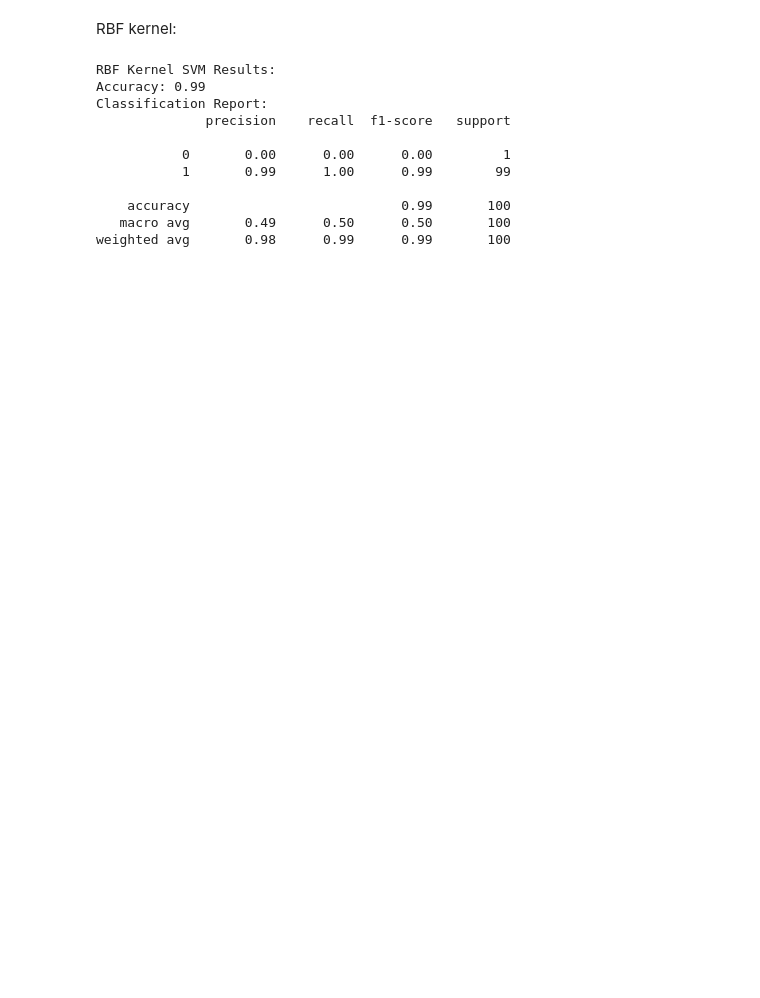
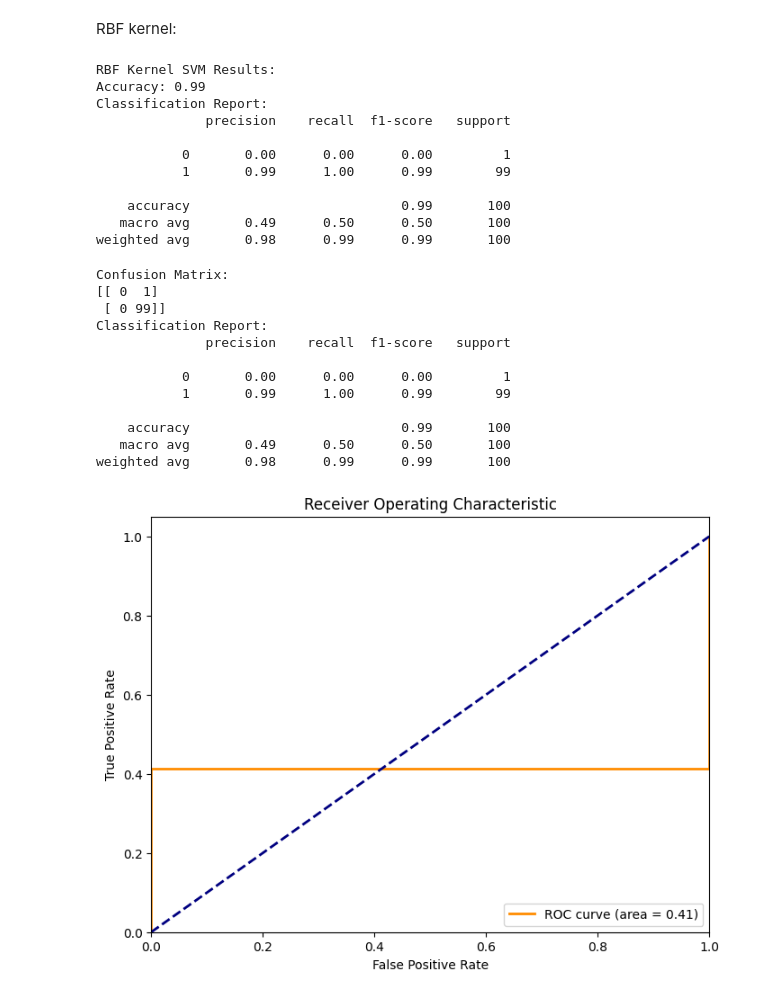
Before and after one commit to EmKelsall/ADS2002---Catheter-Placement-Project, a Jupyter notebook: SVMmodel_trial_2.ipynb, the cells around one changed output. Saved outputs shown, nothing was run; the diff lists cells and outputs as text; code cells hidden in the pictures; blank space fills up the shorter version.

```diff
--- a/SVMmodel_trial_2.ipynb
+++ b/SVMmodel_trial_2.ipynb
@@ -147,0 +117,3 @@ array([1, 1, 1, 1, 0, 1, 1, 1, 1, 1, 0, 1, 1, 1, 1, 1, 1, 1, 1, 1, 1, 1,
+# %%
+# Convert the list of labels to a numpy array
+train_labels = np.array(train_labels)
@@ -163,17 +168,0 @@ Linear model:
-# %%
-# Initialize the SVM model
-svm_model = SVC(kernel='linear', C=1)  # You can experiment with different kernels and hyperparameters
-
-# Train the SVM model
-svm_model.fit(X_train_flattened, y_train)
-
-# Predict on the testing set
-y_pred = svm_model.predict(X_test_flattened)
-
-# Evaluate the model
-accuracy = accuracy_score(y_test, y_pred)
-classification_rep = classification_report(y_test, y_pred)
-
-print(f"Accuracy: {accuracy}")
-print("Classification Report:")
-print(classification_rep)
@@ -223,3 +201,47 @@ Classification Report:
     accuracy                           0.99       100
    macro avg       0.49      0.50      0.50       100
 weighted avg       0.98      0.99      0.99       100
+# %%
+from sklearn.metrics import confusion_matrix, classification_report, roc_curve, roc_auc_score
+import matplotlib.pyplot as plt
+
+# Calculate confusion matrix
+confusion = confusion_matrix(y_test, y_pred)
+print("Confusion Matrix:")
+print(confusion)
+
+# Classification Report
+report = classification_report(y_test, y_pred)
+print("Classification Report:")
+print(report)
+
+# Calculate ROC curve and AUC (Area Under the Curve)
+y_pred_prob = svm_model.decision_function(X_test_flattened)  # Get decision scores
+fpr, tpr, _ = roc_curve(y_test, y_pred_prob)
+roc_auc = roc_auc_score(y_test, y_pred_prob)
+
+# Plot ROC curve
+plt.figure(figsize=(8, 6))
+plt.plot(fpr, tpr, color='darkorange', lw=2, label=f'ROC curve (area = {roc_auc:.2f})')
+plt.plot([0, 1], [0, 1], color='navy', lw=2, linestyle='--')
+plt.xlim([0.0, 1.0])
+plt.ylim([0.0, 1.05])
+plt.xlabel('False Positive Rate')
+plt.ylabel('True Positive Rate')
+plt.title('Receiver Operating Characteristic')
+plt.legend(loc='lower right')
+plt.show()
+# %% [output]
+Confusion Matrix:
+[[ 0  1]
+ [ 0 99]]
+Classification Report:
+              precision    recall  f1-score   support
+
+           0       0.00      0.00      0.00         1
+           1       0.99      1.00      0.99        99
+
+    accuracy                           0.99       100
+   macro avg       0.49      0.50      0.50       100
+weighted avg       0.98      0.99      0.99       100
+[figure, added]
```
Also changed, not shown: parts of 11 cells of this notebook.
